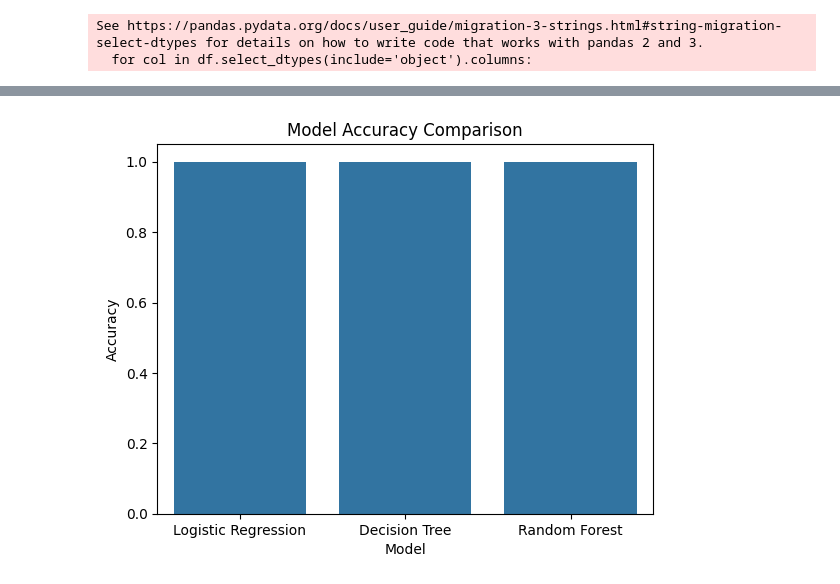
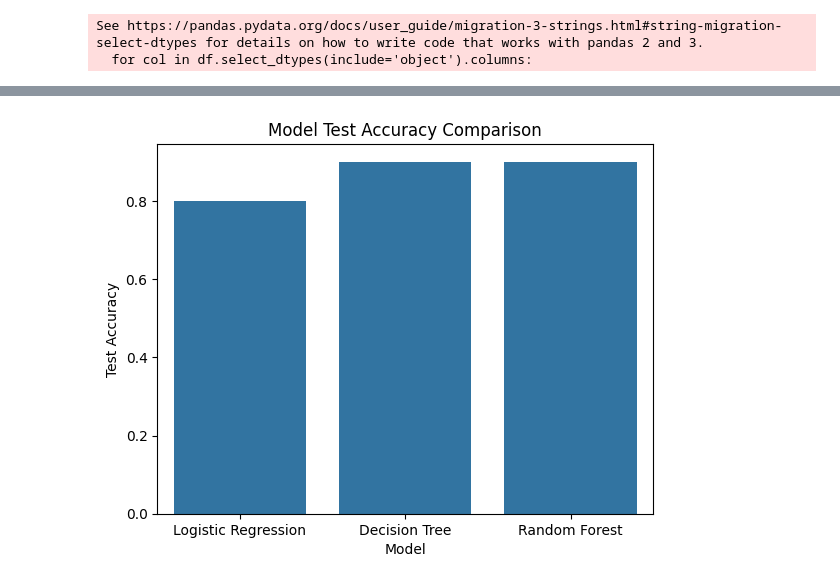
Before and after one commit to DragonsOfTarkir/CMPSC-446-Gym-Churn-Prediction, a Jupyter notebook: gym-churn-prediction/notebooks/churn_analysis.ipynb, the cells around one changed output, grey strips where cells are left out. Drawn from its saved outputs; the diff is of its cells as text; code cells hidden in the pictures.

Commit message:
edited churn_analysis to be better

```diff
--- a/gym-churn-prediction/notebooks/churn_analysis.ipynb
+++ b/gym-churn-prediction/notebooks/churn_analysis.ipynb
@@ -75,3 +83,15 @@ Churn                        0
 dtype: int64
 # %%
-df = df.dropna()
+# Impute missing values
+numeric_cols = df.select_dtypes(include=[np.number]).columns
+categorical_cols = df.select_dtypes(include=['object']).columns
+
+# Impute numeric with mean
+if len(numeric_cols) > 0:
+    num_imputer = SimpleImputer(strategy='mean')
+    df[numeric_cols] = num_imputer.fit_transform(df[numeric_cols])
+
+# Impute categorical with most frequent
+if len(categorical_cols) > 0:
+    cat_imputer = SimpleImputer(strategy='most_frequent')
+    df[categorical_cols] = cat_imputer.fit_transform(df[categorical_cols])
@@ -93,7 +116,24 @@ See https://pandas.pydata.org/docs/user_guide/migration-3-strings.html#string-mi
 # %%
 X = df.drop("Churn", axis=1)
 y = df["Churn"]
+# %%
+# Scale numeric features
+scaler = StandardScaler()
+X_scaled = scaler.fit_transform(X)
+X = pd.DataFrame(X_scaled, columns=X.columns)
 # %%
 X_train, X_test, y_train, y_test = train_test_split(
     X, y, test_size=0.2, random_state=42
 )
+# %%
+# Check class distribution
+print("Churn distribution in training set:")
+print(y_train.value_counts())
+
+# Apply SMOTE if imbalanced
+if y_train.value_counts().min() / y_train.value_counts().max() < 0.5:  # if minority class < 50% of majority
+    smote = SMOTE(random_state=42)
+    X_train, y_train = smote.fit_resample(X_train, y_train)
+    print("Applied SMOTE for class balancing")
+else:
+    print("Classes are balanced, no SMOTE applied")
@@ -107,6 +154,9 @@ models = {
 results = []
 
 for name, model in models.items():
+    # Cross-validation scores
+    cv_scores = cross_val_score(model, X_train, y_train, cv=5, scoring='accuracy')
+
     model.fit(X_train, y_train)
     preds = model.predict(X_test)
 
@@ -115,10 +165,13 @@ for name, model in models.items():
 
     results.append({
         "Model": name,
-        "Accuracy": acc,
+        "CV Accuracy Mean": cv_scores.mean(),
+        "CV Accuracy Std": cv_scores.std(),
+        "Test Accuracy": acc,
         "F1 Score": report["weighted avg"]["f1-score"]
     })
 
     print(f"\n{name}")
+    print(f"CV Accuracy: {cv_scores.mean():.3f} (+/- {cv_scores.std() * 2:.3f})")
     print(classification_report(y_test, preds))
 # %% [output]
@@ -158,12 +203,12 @@ results_df
 # %%
 results_df.to_csv("../results/tables/model_comparison.csv", index=False)
 # %%
-sns.barplot(x="Model", y="Accuracy", data=results_df)
-plt.title("Model Accuracy Comparison")
+sns.barplot(x="Model", y="Test Accuracy", data=results_df)
+plt.title("Model Test Accuracy Comparison")
 plt.savefig("../results/figures/model_accuracy.png")
 plt.show()
 # %% [output]
-[figure, old version]
+[figure, new version]
 # %%
 best_model = RandomForestClassifier()
 best_model.fit(X_train, y_train)
```
Also changed, not shown: parts of 13 cells of this notebook, 5 other files.
